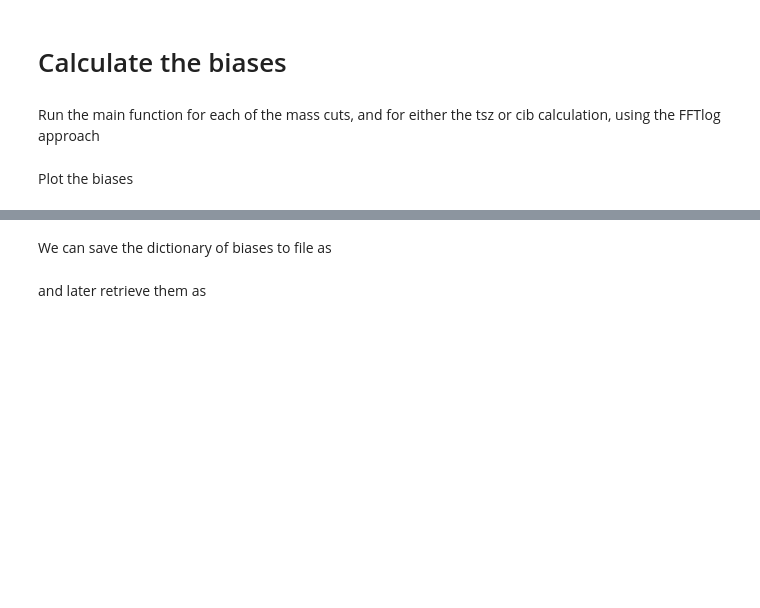
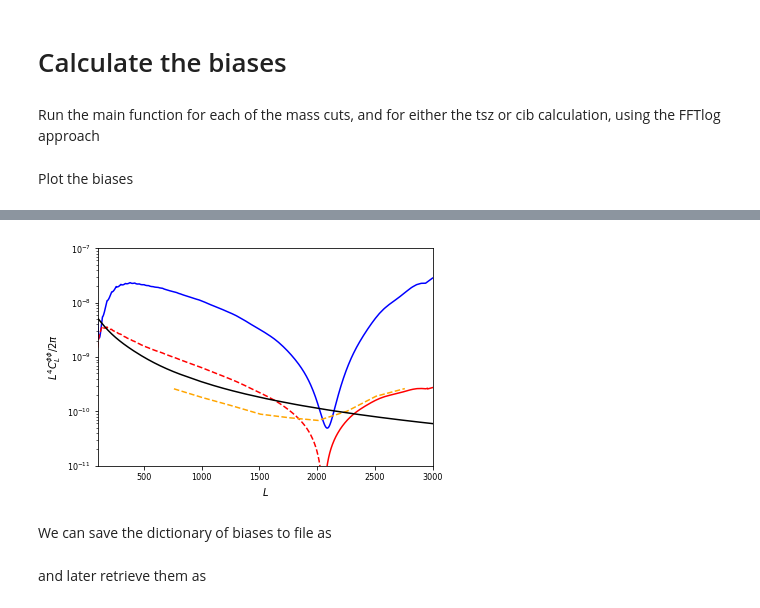
Before and after one commit to abaleato/CosmoBLENDER, a Jupyter notebook: example_pipeline.ipynb, the cells around one changed output, grey strips where cells are left out. Drawn from its saved outputs; the diff is of its cells as text; code cells hidden in the pictures; blank space fills up the shorter version.

```diff
--- a/example_pipeline.ipynb
+++ b/example_pipeline.ipynb
@@ -178,0 +210,80 @@ else:
+# %%
+plt.figure()
+title=''
+
+scaling = experiment.biases['ells']**4 /(2*np.pi)
+if get_secondary_bispec_bias:
+    # TODO: a factor of 1/2 would make the 2ndary bispec agree better with expectations
+    scaling_second_bispec_bias = experiment_2ndarybispec.biases['second_bispec_bias_ells']**4 /4.
+    scaling_second_bispec_bias[:3] = np.nan
+
+# Split into negative and positive parts for plotting convenience
+prim_bispec_1h_pos, prim_bispec_1h_neg = tls.split_positive_negative(experiment.biases[which_bias]['prim_bispec']['1h'])
+prim_bispec_2h_pos, prim_bispec_2h_neg = tls.split_positive_negative(experiment.biases[which_bias]['prim_bispec']['2h'])
+prim_bispec_tot_pos, prim_bispec_tot_neg = tls.split_positive_negative(experiment.biases[which_bias]['prim_bispec']['2h']+experiment.biases[which_bias]['prim_bispec']['1h'])
+
+trispec_1h_pos, trispec_1h_neg = tls.split_positive_negative(experiment.biases[which_bias]['trispec']['1h'])
+trispec_2h_pos, trispec_2h_neg = tls.split_positive_negative(experiment.biases[which_bias]['trispec']['2h'])
+trispec_tot_pos, trispec_tot_neg = tls.split_positive_negative(experiment.biases[which_bias]['trispec']['2h']+ experiment.biases[which_bias]['trispec']['1h'])
+
+if get_secondary_bispec_bias:
+    sec_bispec_1h_pos, sec_bispec_1h_neg = tls.split_positive_negative(experiment_2ndarybispec.biases[which_bias]['second_bispec']['1h'])
+    #FIXME: for now, ony 1h term for secondary bispec bias
+    sec_bispec_tot_pos, sec_bispec_tot_neg = tls.split_positive_negative ( 0 +experiment_2ndarybispec.biases[which_bias]['second_bispec']['1h'])
+
+
+plt.plot(experiment.biases['ells'], scaling * trispec_tot_pos, color='b', label=r'{} trispec. bias, tot '.format(which_bias))
+plt.plot(experiment.biases['ells'], scaling * trispec_tot_neg, color='b', ls='--')
+
+if breakdown:
+    title='_withbreakdown'
+    plt.plot(experiment.biases['ells'], scaling * trispec_1h_pos, color='b', label=r'{} trispec. bias, 1h '.format(which_bias), ls=':')
+    plt.plot(experiment.biases['ells'], scaling * trispec_1h_neg, color='b', ls=':')
+
+    plt.plot(experiment.biases['ells'], scaling * trispec_2h_pos, color='b', label=r'{} trispec. bias, 2h '.format(which_bias), ls='-.')
+    plt.plot(experiment.biases['ells'], scaling * trispec_2h_neg, color='b', ls='-.')
+
+plt.plot(experiment.biases['ells'], scaling * prim_bispec_tot_pos, color='r',label=r'{} prim. bispec. bias, tot'.format(which_bias))
+plt.plot(experiment.biases['ells'], scaling * prim_bispec_tot_neg, color='r', ls='--')
+
+if breakdown:
+    plt.plot(experiment.biases['ells'], scaling * prim_bispec_1h_pos, color='r', label=r'{} prim. bispec. bias, 1h '.format(which_bias), ls=':')
+    plt.plot(experiment.biases['ells'], scaling * prim_bispec_1h_neg, color='r', ls=':')
+
+    plt.plot(experiment.biases['ells'], scaling * prim_bispec_2h_pos, color='r', label=r'{} prim. bispec. bias, 2h '.format(which_bias), ls='-.')
+    plt.plot(experiment.biases['ells'], scaling * prim_bispec_2h_neg, color='r', ls='-.')
+
+if get_secondary_bispec_bias:
+    plt.plot(experiment_2ndarybispec.biases['second_bispec_bias_ells'], scaling_second_bispec_bias * sec_bispec_tot_pos, color='orange',label=r'{} sec. bispec. bias, tot'.format(which_bias))
+    plt.plot(experiment_2ndarybispec.biases['second_bispec_bias_ells'], scaling_second_bispec_bias * sec_bispec_tot_neg, color='orange', ls='--')
+
+if breakdown:
+    plt.plot(experiment.biases['second_bispec_bias_ells'], scaling_second_bispec_bias * sec_bispec_1h_pos, color='orange', label=r'{} sec. bispec. bias, 1h '.format(which_bias), ls=':')
+    plt.plot(experiment.biases['second_bispec_bias_ells'], scaling_second_bispec_bias * sec_bispec_1h_neg, color='orange', ls=':')
+
+    #plt.plot(experiment.biases['second_bispec_bias_ells'], scaling_second_bispec_bias * sec_bispec_2h_pos, color='gold', label=r'{} sec. bispec. bias, 2h '.format(which_bias), ls='-.')
+    #plt.plot(experiment.biases['second_bispec_bias_ells'], scaling_second_bispec_bias * sec_bispec_2h_neg, color='gold', ls='-.')
+
+#plt.annotate(r'$0.05\,C_L^{\kappa \kappa}$', (2500,4e-11), rotation=-8)
+plt.plot(experiment.cl_unl.ls, 0.05* experiment.cl_unl.ls**4 * experiment.cl_unl.clpp /(2*np.pi),'k')
+plt.yscale('log')
+#plt.legend(ncol=1, columnspacing=1)
+plt.ylabel(r'$L^4 C_L^{\phi\phi}/ 2\pi$',fontsize=10)
+plt.xlabel(r'$L$',fontsize=10)
+#plt.title(r'l$_{\mathrm{max}}=$'+str(lmax)+'$, M_{\mathrm{max}}=$'+'{:.2E}'.format(experiment.massCut), fontsize=10)
+plt.xlim([100,3000])
+plt.ylim([1e-11,1e-7])
+
+ax = plt.gca()
+ax.tick_params(axis='both', which='major', labelsize=8)
+ax.tick_params(axis='both', which='minor', labelsize=8)
+
+#plt.savefig('../plots/tsz_bias_for_diff_mass_cuts/1D_reconstructions/biases_lmax{}_masscut{}.pdf'.format(lmax, '1e14'))
+thesis_dir = '/Users/antonbaleatolizancos/Desktop/THESIS/phd_thesis/Chapter4/plots_lensing_rec_biases/'
+
+if get_secondary_bispec_bias:
+    plt.savefig(thesis_dir+'{}_biases_cosmoblender_lmax{}{}_withsecbispecbias_nzs{}_nms{}.pdf'.format(which_bias, lmax, title, nZs, nMasses), bbox_inches='tight', dpi=1000)
+    print(thesis_dir+'{}_biases_cosmoblender_lmax{}{}_withsecbispecbias_nzs{}_nms{}.pdf'.format(which_bias, lmax, title, nZs, nMasses))
+else:
+    plt.savefig(thesis_dir+'{}_biases_cosmoblender_lmax{}{}.pdf'.format(which_bias, lmax, title), bbox_inches='tight')
+# %% [output]
@@ -179,3 +291,4 @@ else:
+[figure, added]
 # %% [markdown]
 We can save the dictionary of biases to file as
 # %%
```
Also changed, not shown: parts of 13 cells of this notebook, 2 other files.
